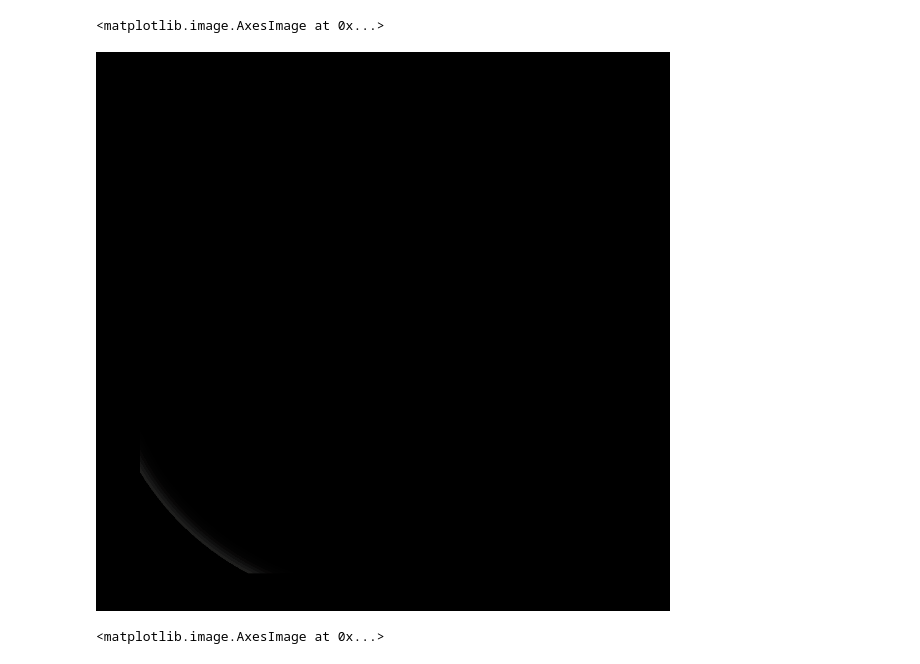
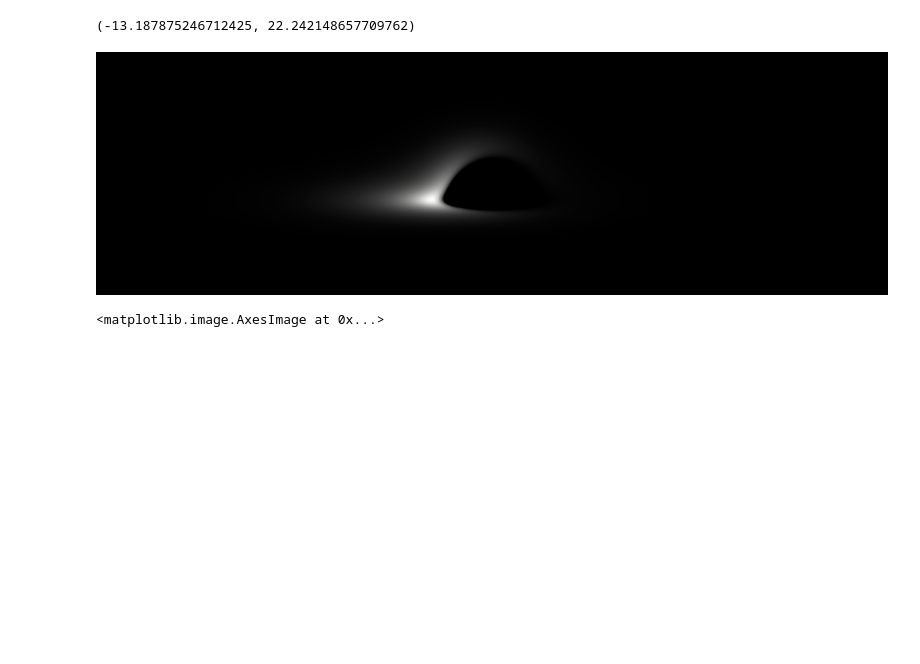
Before and after one commit to peytondmurray/bhsim, a Jupyter notebook: Untitled.ipynb, the cells around one changed output. Saved outputs shown, nothing was run; the diff lists cells and outputs as text; code cells hidden in the pictures; blank space fills up the shorter version.

Commit message:
Found out how to have nice, interpolated image in the notebook

```diff
--- a/Untitled.ipynb
+++ b/Untitled.ipynb
@@ -20,29 +20,39 @@ m = 1
 
 df = bh.generate_image_data(alpha, r_vals, theta_0, n_vals, m, {'max_steps': 3})
 # %%
-fig, ax = plt.subplots(figsize=(20, 20), subplot_kw={'projection': 'polar'})
-ax.set_theta_zero_location('S')
+fig, ax = plt.subplots(figsize=(20, 20))
 ax.set_axis_off()
-
-
 
 df_n0 = df.loc[df['n'] == 0]
 df_n1 = df.loc[df['n'] == 1]
 
-aa, bb = np.meshgrid(
-    np.linspace(df_n0['alpha'].min(), df_n0['alpha'].max(), 100),
-    np.linspace(df_n0['b'].min(), df_n0['b'].max(), 100),
+minx, maxx = df['x'].min(), df['x'].max()
+miny, maxy = df['y'].min(), df['y'].max()
+
+xx, yy = np.meshgrid(
+    np.linspace(minx, maxx, 1000),
+    np.linspace(miny, maxy, 1000),
 )
 
-fluxgrid = si.griddata((df_n0['alpha'], df_n0['b']), df_n0['flux'], (aa, bb), method='nearest')
+fluxgrid = si.griddata((df_n0['x'], df_n0['y']), df_n0['flux'], (xx, yy), method='linear')
+transform = mt.Affine2D().rotate_deg_around(0, 0, -90)
+im = ax.imshow(
+    fluxgrid,
+    interpolation='bilinear',
+    cmap=ccm.gray,
+    aspect='equal',
+    origin='lower',
+    extent=[minx, maxx, miny, maxy],
+    transform=transform + ax.transData
+)
 
-ax.imshow(fluxgrid, interpolation='nearest', cmap=ccm.gray, aspect='auto')
+edges = transform.transform(np.array([(minx, miny), (maxx, miny), (minx, maxy), (maxx, maxy)]))
 
-# ax.scatter(df_n1['alpha'], df_n1['b'], c=df_n1['flux'], cmap=ccm.gray, marker=',')
-# ax.scatter(df_n0['alpha'], df_n0['b'], c=df_n0['flux'], cmap=ccm.gray, marker=',')
+ax.set_xlim(edges[:, 0].min(), edges[:, 0].max())
+ax.set_ylim(edges[:, 1].min(), edges[:, 1].max())
 # %% [output]
-<matplotlib.image.AxesImage at 0x...>
+(-13.187875246712425, 22.242148657709762)
-[figure, old version]
+[figure, new version]
 # %%
 df_n0 = df.loc[df['n'] == 0]
 aa, bb = np.meshgrid(
```
Also changed, not shown: 1 other file.
